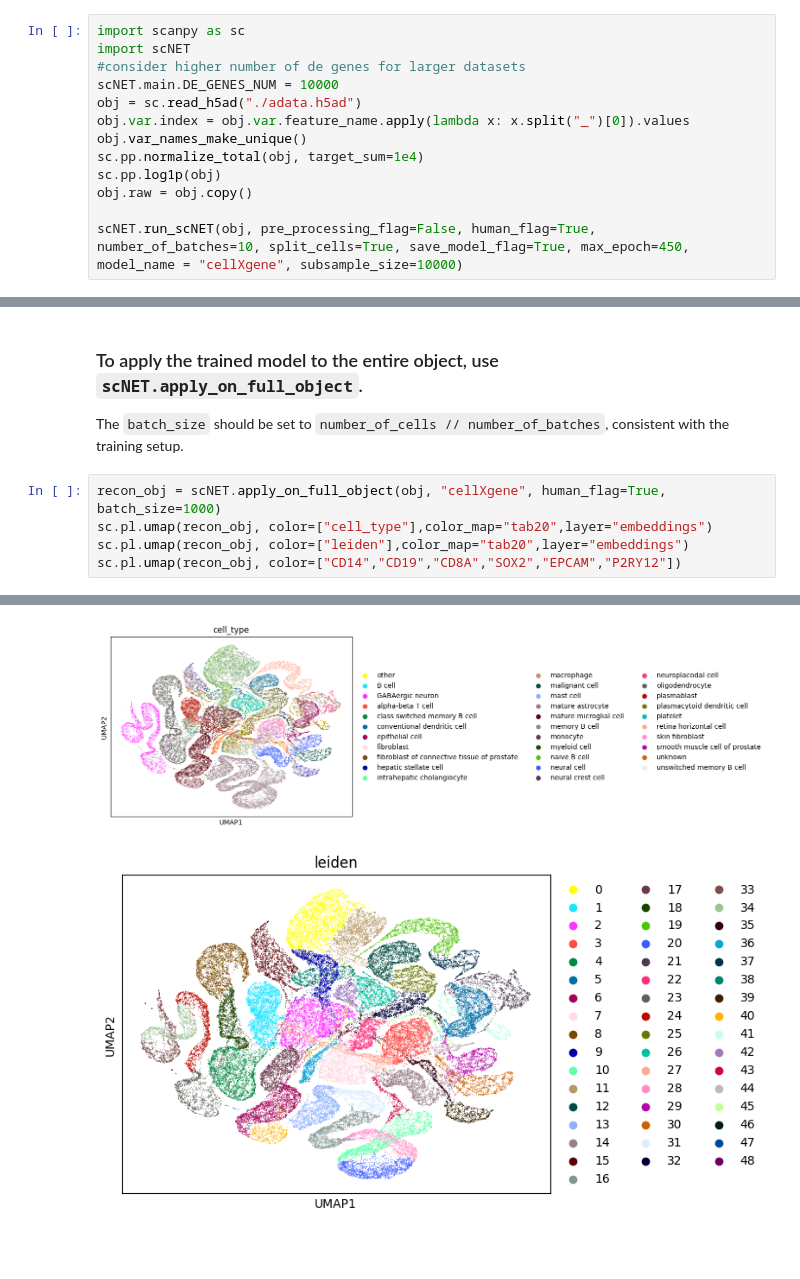
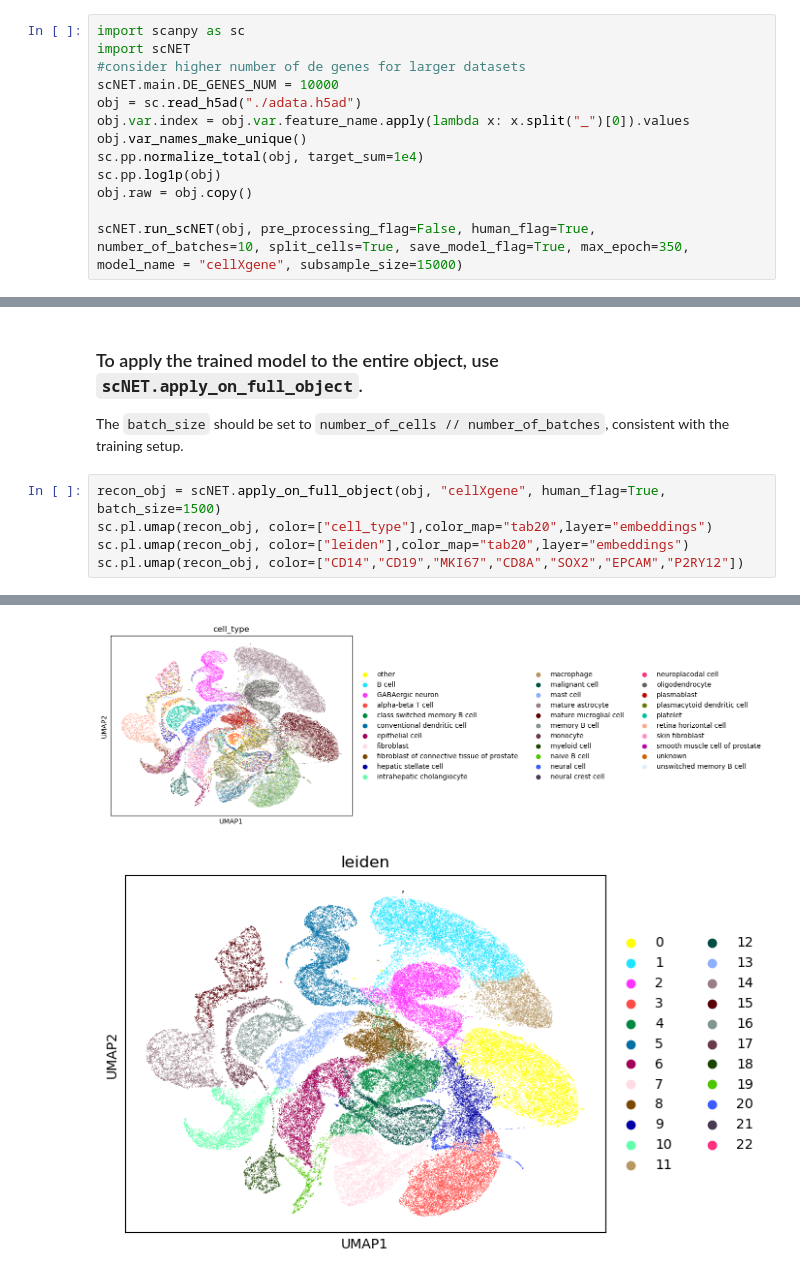
Before and after one commit to madilabcode/scNET, a Jupyter notebook: Train_on_subsample.ipynb, the cells around one changed output, grey strips where cells are left out. Saved outputs shown, nothing was run; the diff lists cells and outputs as text; blank space fills up the shorter version.

```diff
--- a/Train_on_subsample.ipynb
+++ b/Train_on_subsample.ipynb
@@ -45,7 +45,7 @@ sc.pp.normalize_total(obj, target_sum=1e4)
 sc.pp.log1p(obj)
 obj.raw = obj.copy()
 
-scNET.run_scNET(obj, pre_processing_flag=False, human_flag=True, number_of_batches=10, split_cells=True, save_model_flag=True, max_epoch=450, model_name = "cellXgene", subsample_size=10000)
+scNET.run_scNET(obj, pre_processing_flag=False, human_flag=True, number_of_batches=10, split_cells=True, save_model_flag=True, max_epoch=350, model_name = "cellXgene", subsample_size=15000)
 # %% [output]
 WARNING: adata.X seems to be already log-transformed.
 Building k-NN graph with 25 neighbors
@@ -78,8 +71,8 @@ scNET(
 ### To apply the trained model to the entire object, use `scNET.apply_on_full_object`.
 The `batch_size` should be set to `number_of_cells // number_of_batches`, consistent with the training setup.
 # %%
-recon_obj = scNET.apply_on_full_object(obj, "cellXgene", human_flag=True, batch_size=1000)
+recon_obj = scNET.apply_on_full_object(obj, "cellXgene", human_flag=True, batch_size=1500)
 sc.pl.umap(recon_obj, color=["cell_type"],color_map="tab20",layer="embeddings")
 sc.pl.umap(recon_obj, color=["leiden"],color_map="tab20",layer="embeddings")
-sc.pl.umap(recon_obj, color=["CD14","CD19","CD8A","SOX2","EPCAM","P2RY12"])
+sc.pl.umap(recon_obj, color=["CD14","CD19","MKI67","CD8A","SOX2","EPCAM","P2RY12"])
 # %% [output]
@@ -87,2 +79,2 @@ loading model from:  /usr/local/lib/python3.12/dist-packages/scNET/Models/scNET_
-[figure, old version]
+[figure, new version]
-[figure, old version]
+[figure, new version]
```
Also changed, not shown: parts of 3 cells of this notebook.
